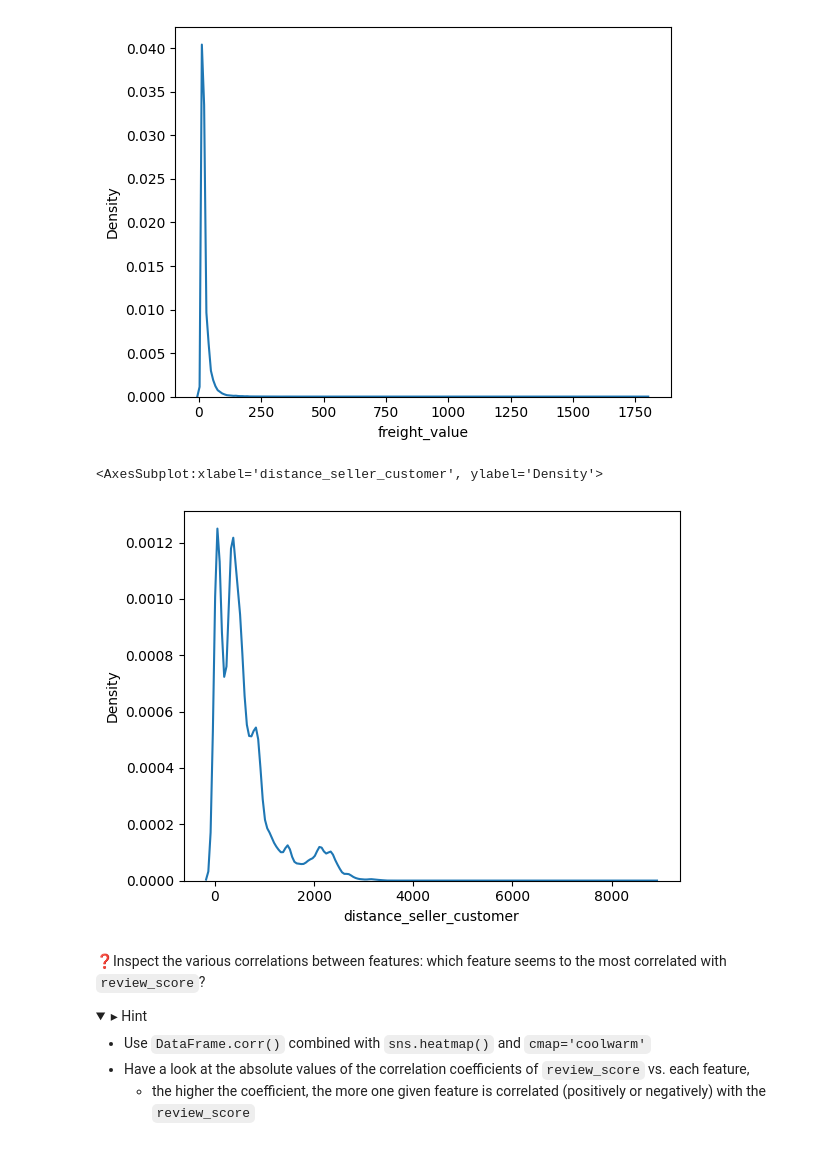
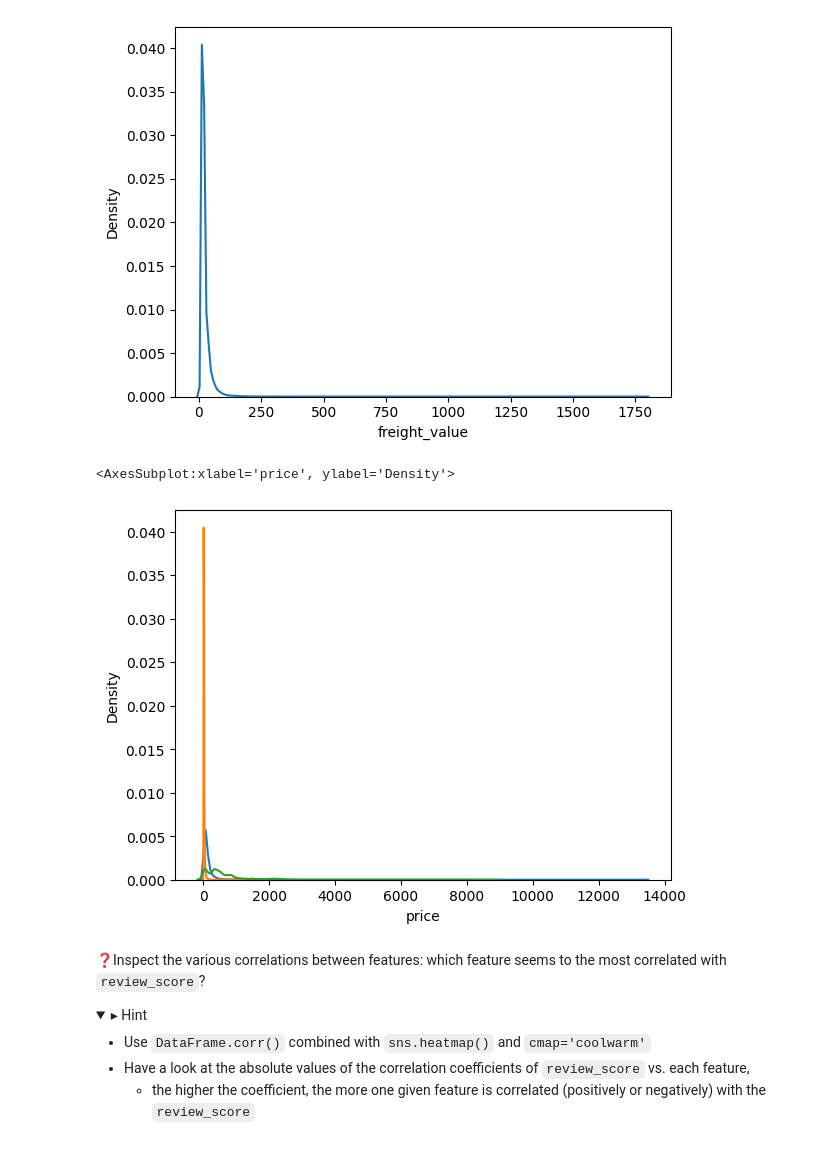
Before and after one commit to multiyumz/data-science-challenges, a Jupyter notebook: data-simple-analysis/simple_analysis.ipynb, the cells around one changed output. Saved outputs shown, nothing was run; the diff lists cells and outputs as text; code cells hidden in the pictures; folded sections open.

```diff
--- a/data-simple-analysis/simple_analysis.ipynb
+++ b/data-simple-analysis/simple_analysis.ipynb
@@ -117,10 +120,12 @@ sns.kdeplot(orders['freight_value'])
 <AxesSubplot:xlabel='freight_value', ylabel='Density'>
 [figure]
 # %%
+sns.kdeplot(orders['price'])
+sns.kdeplot(orders['freight_value'])
 sns.kdeplot(orders['distance_seller_customer'])
 # %% [output]
-<AxesSubplot:xlabel='distance_seller_customer', ylabel='Density'>
+<AxesSubplot:xlabel='price', ylabel='Density'>
-[figure, old version]
+[figure, new version]
 # %% [markdown]
 ❓Inspect the various correlations between features: which feature seems to the most correlated with `review_score`?
 
```
Also changed, not shown: parts of 1 cell of this notebook, 7 other files.
